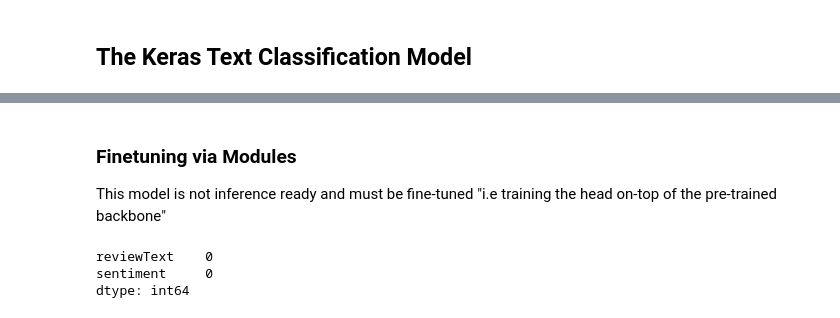
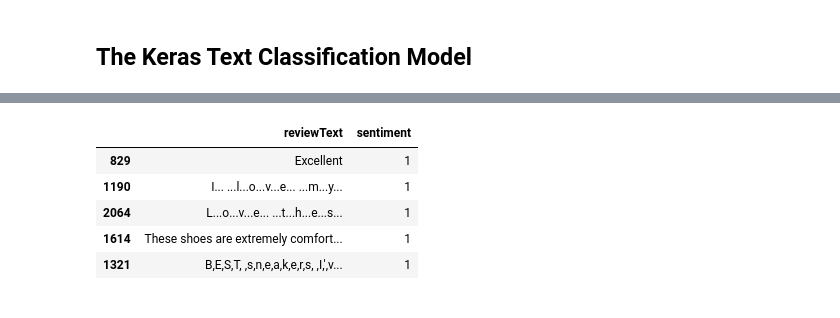
Before and after one commit to Bryan-Az/Adv-Keras-NNs, a Jupyter notebook: Part1/NLP-Model/NLP-Augmentation.ipynb, the cells around one changed output, grey strips where cells are left out. Saved outputs shown, nothing was run; the diff lists cells and outputs as text; code cells hidden in the pictures.

```diff
--- a/Part1/NLP-Model/NLP-Augmentation.ipynb
+++ b/Part1/NLP-Model/NLP-Augmentation.ipynb
@@ -27 +95,3 @@ fashion_reviews = pd.read_csv('../../../data/text_data/combined_preprocessed.csv
+# %%
+df_augmented = pd.Series(df_augmented, name='reviewText')
 # %%
@@ -78,6 +118,3 @@ def convert_prediction(prediction):
     return 1
   else:
     return 0
-# %%
-sentiment_preds = [convert_prediction(pred) for pred in predictions]
-fashion_reviews['pretrained_sentiment_inference'] = sentiment_preds
@@ -93,3 +120,0 @@ fashion_reviews.loc[:, ['pretrained_sentiment_inference', 'reviewText']].sample(
-# %% [markdown]
-### Finetuning via Modules
-This model is not inference ready and must be fine-tuned "i.e training the head on-top of the pre-trained backbone"
@@ -101,22 +133,19 @@ reviewText_pretrained_classifier_from_modules = keras_nlp.models.BertClassifier.
+# %%
+df_augmented = pd.DataFrame({'reviewText': df_augmented, 'sentiment': fashion_reviews['sentiment']})
+# %%
+fashion_reviews_aug = pd.concat([fashion_reviews.loc[:,text_vars], df_augmented])
+# %%
+fashion_reviews_aug.sample(5)
+# %% [output]
+|  | reviewText | sentiment |
+| 829 | Excellent | 1 |
+| 1190 | I... ...l...o...v...e... ...m...y... | 1 |
+| 2064 | L...o...v...e... ...t...h...e...s... | 1 |
+| 1614 | These shoes are extremely comfort... | 1 |
+| 1321 | B,E,S,T, ,s,n,e,a,k,e,r,s, ,I,',v... | 1 |
 # %%
-# sentiment is going to be used (the bert model is pretrained to predict sentiment)
-# we can simulate a sentiment value from our review stars data
-# assuming anything >= 4 is a good review sentiment
-fashion_reviews['sentiment'] = fashion_reviews['overall'].copy().astype(int)
-fashion_reviews['sentiment'] = fashion_reviews.sentiment.apply(lambda x: 1 if x >= 4 else 0)
-
-text_vars = ['reviewText', 'sentiment']
-
-fashion_reviews.loc[:, text_vars].sample(5)
-
-fashion_reviews['reviewText'] = fashion_reviews['reviewText'].fillna(' ')
-
-fashion_reviews['sentiment'] = fashion_reviews['sentiment'].fillna(0)
-
-print(fashion_reviews.loc[:,text_vars].isna().sum())
-
-X = fashion_reviews.loc[:, 'reviewText'].astype(str)
-y = fashion_reviews.loc[:, 'sentiment']
+X = fashion_reviews_aug.loc[:, 'reviewText'].astype(str)
+y = fashion_reviews_aug.loc[:, 'sentiment']
 X_train, X_test , y_train, y_test = train_test_split(X, y , test_size = 0.20)
 
 X_train = X_train.apply(lambda x: x.decode('utf-8') if isinstance(x, bytes) else x)
@@ -128,10 +157,6 @@ X_test_tfdata = tensorflow.data.Dataset.from_tensor_slices(X_test.values)
 # the labels must be transformed to a categorical format using tf.keras.utils
 train_ds = tensorflow.data.Dataset.zip((X_train_tfdata, tensorflow.data.Dataset.from_tensor_slices(y_train)))
 test_ds = tensorflow.data.Dataset.zip((X_test_tfdata, tensorflow.data.Dataset.from_tensor_slices(y_test)))
-# %% [output]
-reviewText    0
-sentiment     0
-dtype: int64
 # %%
 train_ds.batch(1).take(1).get_single_element()
 # %% [output]
```
Also changed, not shown: parts of 38 cells of this notebook.
